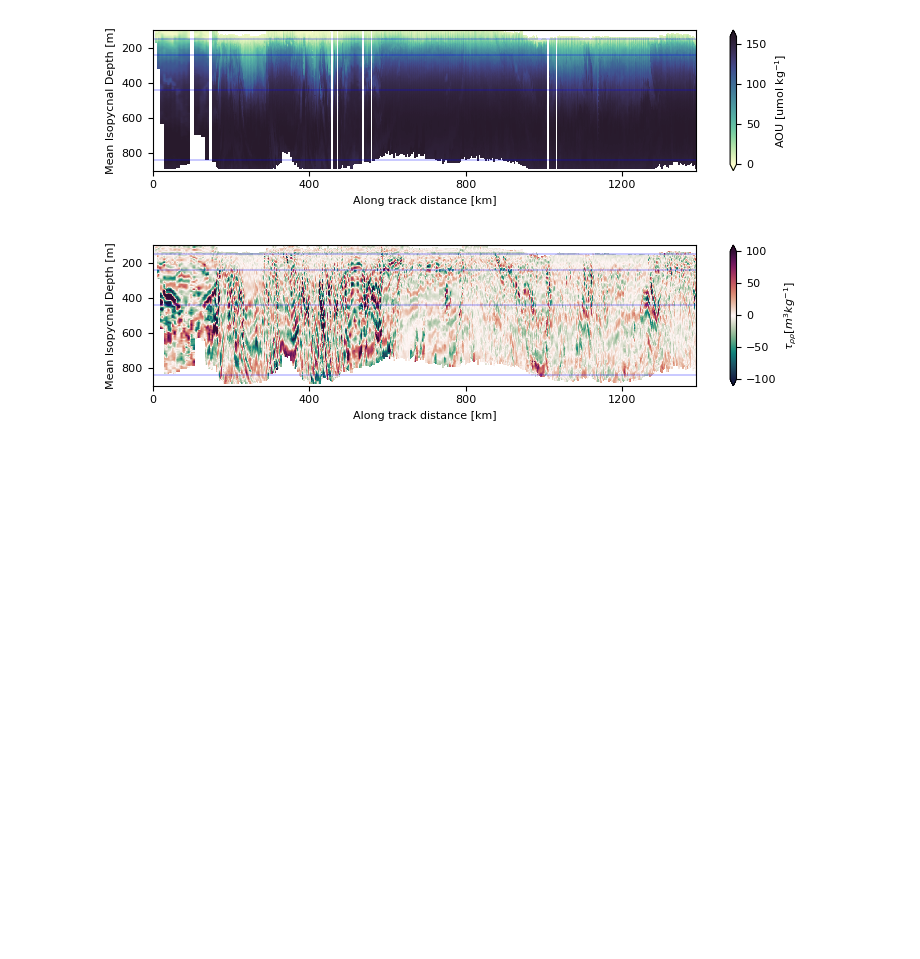
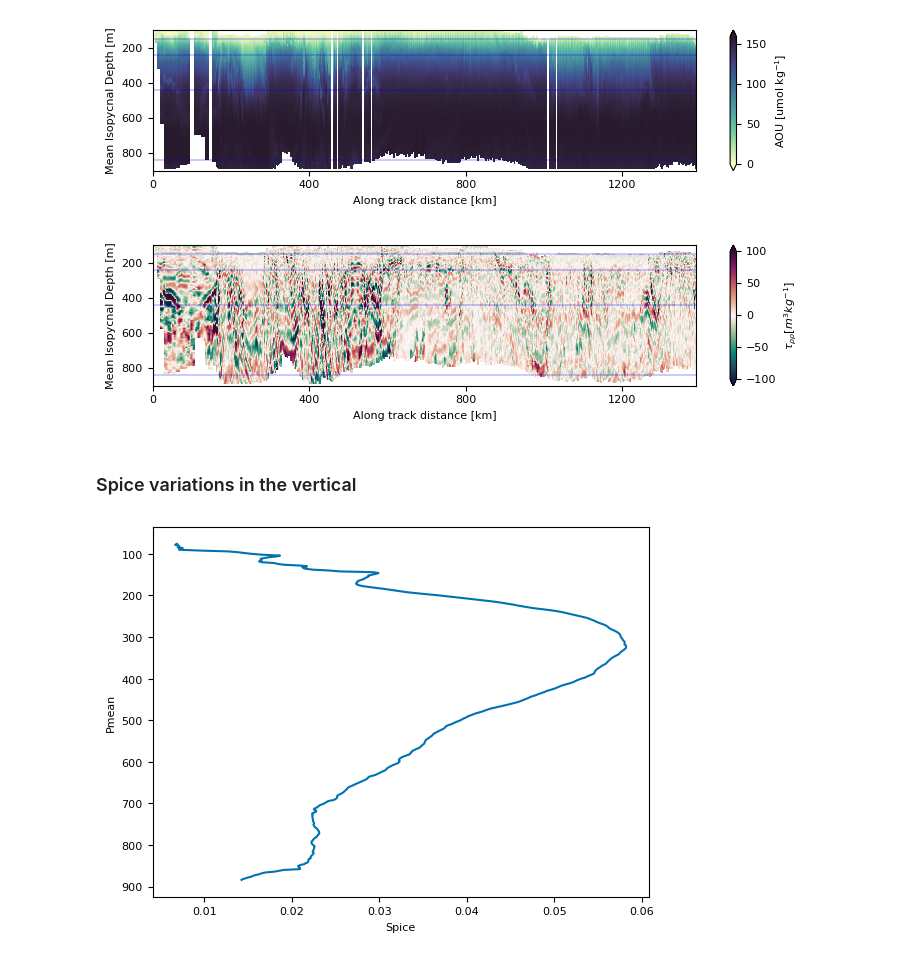
Before and after one commit to dhruvbalwada/SWIR_ACC_glider_tracer_analysis, a Jupyter notebook: notebooks/Figure2-sections_plot.ipynb, the cells around one changed output. Cells and saved outputs as stored; diff of their text form; code cells hidden in the pictures; blank space fills up the shorter version.

```diff
--- a/notebooks/Figure2-sections_plot.ipynb
+++ b/notebooks/Figure2-sections_plot.ipynb
@@ -219,3 +219,10 @@ plt.tight_layout()
 plt.savefig('figures/figure_section_panel5.pdf')
 # %% [output]
 [figure]
+# %% [markdown]
+### Spice variations in the vertical
+# %%
+Spice_on_Pmean.std('distance').plot(y='Pmean')
+plt.gca().invert_yaxis()
+# %% [output]
+[figure, added]
```
Also changed, not shown: 2 other files.
